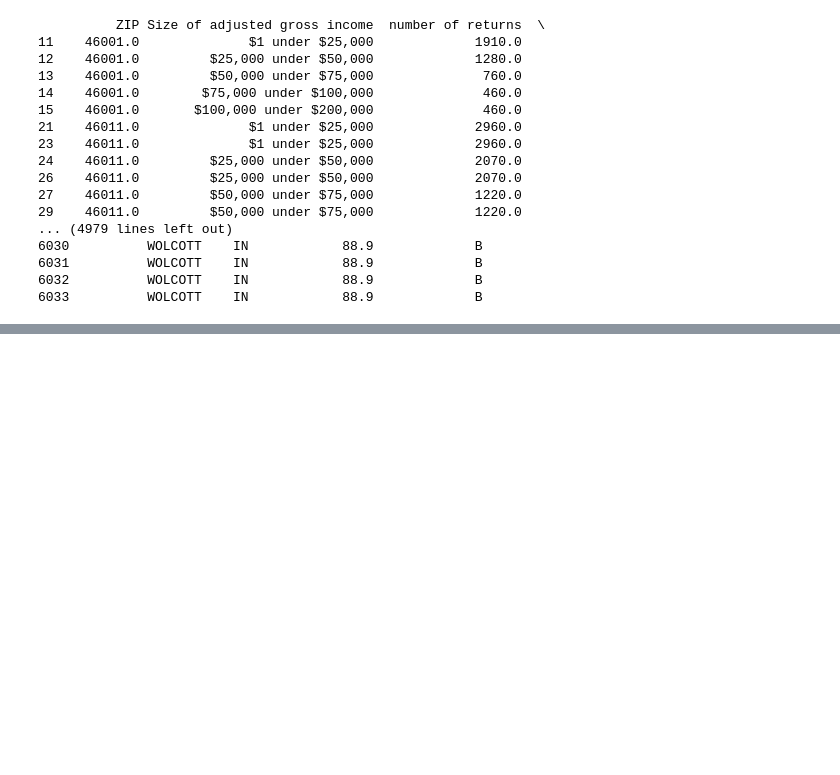
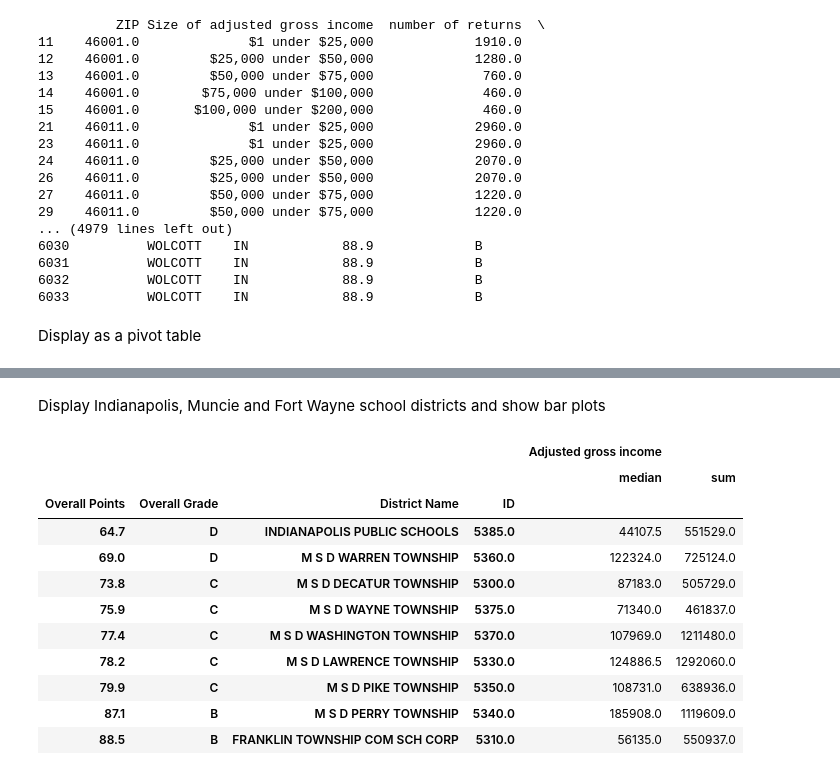
Before and after one commit to emmaolof/Does-Higher-Median-Income-Mean-Higher-Test-Scores-, a Jupyter notebook: SchoolsByCityScoresIncome.ipynb, the cells around one changed output, grey strips where cells are left out. Saved outputs shown, nothing was run; the diff lists cells and outputs as text; code cells hidden in the pictures; blank space fills up the shorter version.

```diff
--- a/SchoolsByCityScoresIncome.ipynb
+++ b/SchoolsByCityScoresIncome.ipynb
@@ -122,6 +142,8 @@ school_complete.dropna()
 6031          WOLCOTT    IN            88.9             B
 6032          WOLCOTT    IN            88.9             B
 6033          WOLCOTT    IN            88.9             B
+# %% [markdown]
+Display as a pivot table
 # %%
 school_comparison = pd.pivot_table(school_complete, values=[ 'Adjusted gross income'],
                                                          index=['City', 'Overall Points', 'Overall Grade', 'District Name', 'ID'],
@@ -149,3 +171,5 @@ school_comparison
 | WOLCOTT | 88.9 | B | TRI-COUNTY SCHOOL CORP | 8535.0 | 7489.0 | 41097.0 |
 | YORKTOWN | 86.3 | B | YORKTOWN COMMUNITY SCHOOLS | 1910.0 | 30624.0 | 266084.0 |
 | ZIONSVILLE | 94.7 | A | ZIONSVILLE COMMUNITY SCHOOLS | 630.0 | 90816.5 | 2568102.0 |
+# %% [markdown]
+Display Indianapolis, Muncie and Fort Wayne school districts and show bar plots
@@ -151,0 +178,15 @@ school_comparison
+# %%
+indy_school
+# %% [output]
+|  |  |  |  | Adjusted gross income |  |
+|  |  |  |  | median | sum |
+| Overall Points | Overall Grade | District Name | ID |  |  |
+| 64.7 | D | INDIANAPOLIS PUBLIC SCHOOLS | 5385.0 | 44107.5 | 551529.0 |
+| 69.0 | D | M S D WARREN TOWNSHIP | 5360.0 | 122324.0 | 725124.0 |
+| 73.8 | C | M S D DECATUR TOWNSHIP | 5300.0 | 87183.0 | 505729.0 |
+| 75.9 | C | M S D WAYNE TOWNSHIP | 5375.0 | 71340.0 | 461837.0 |
+| 77.4 | C | M S D WASHINGTON TOWNSHIP | 5370.0 | 107969.0 | 1211480.0 |
+| 78.2 | C | M S D LAWRENCE TOWNSHIP | 5330.0 | 124886.5 | 1292060.0 |
+| 79.9 | C | M S D PIKE TOWNSHIP | 5350.0 | 108731.0 | 638936.0 |
+| 87.1 | B | M S D PERRY TOWNSHIP | 5340.0 | 185908.0 | 1119609.0 |
+| 88.5 | B | FRANKLIN TOWNSHIP COM SCH CORP | 5310.0 | 56135.0 | 550937.0 |
```
Also changed, not shown: parts of 20 cells of this notebook, 1 other file.
